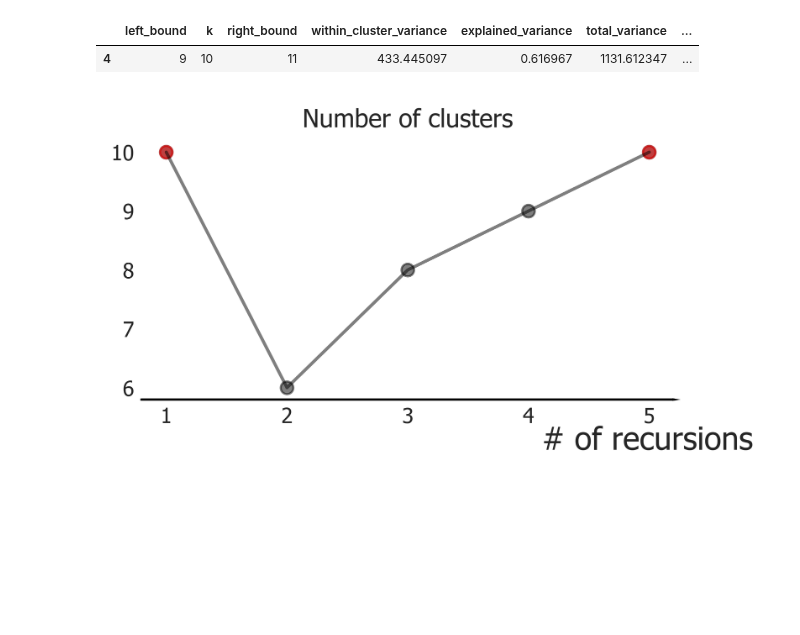
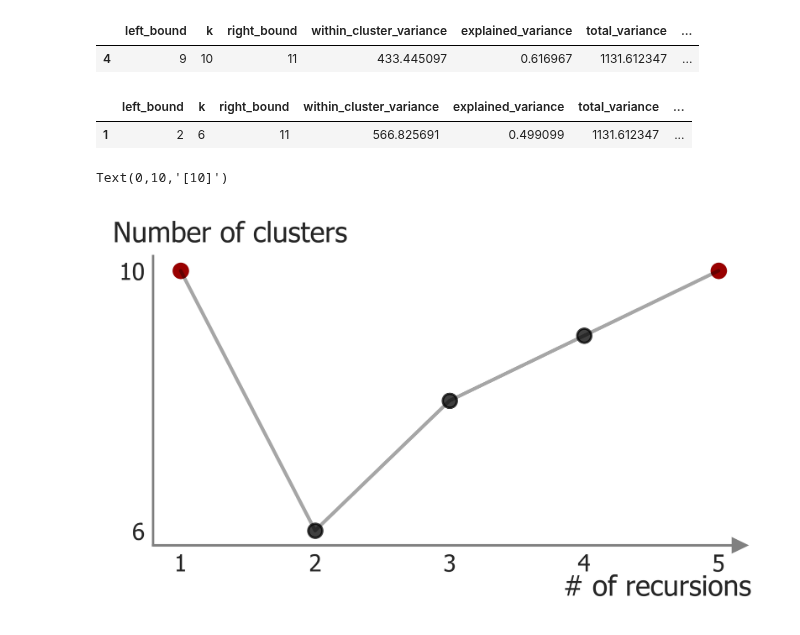
Before and after one commit to cbg-ethz/pybda, a Jupyter notebook: notebooks/plot_kmeans_fit.ipynb, the cells around one changed output. Saved outputs shown, nothing was run; the diff lists cells and outputs as text; code cells hidden in the pictures; blank space fills up the shorter version.

Commit message:
Additions to plot

```diff
--- a/notebooks/plot_kmeans_fit.ipynb
+++ b/notebooks/plot_kmeans_fit.ipynb
@@ -24,39 +24,49 @@ selected_model
 # %% [output]
 |  | left_bound | k | right_bound | within_cluster_variance | explained_variance | total_variance | ... |
 | 4 | 9 | 10 | 11 | 433.445097 | 0.616967 | 1131.612347 | ... |
+# %%
+min_model = tab.loc[[tab["k"].idxmin()]]
+min_model["Ref"] = "No Cluster"
+min_model
+# %% [output]
+|  | left_bound | k | right_bound | within_cluster_variance | explained_variance | total_variance | ... |
+| 1 | 2 | 6 | 11 | 566.825691 | 0.499099 | 1131.612347 | ... |
+# %%
+ax.yaxis.get_ticklabels()[0]
+# %% [output]
+Text(0,10,'[10]')
 # %%
 plt.style.use(["seaborn-whitegrid"])
 plt.rcParams['font.family'] = 'sans-serif'
 plt.rcParams['font.sans-serif'] = ['Tahoma']
 
 fig = plt.figure(figsize=(10, 5), dpi=720)
 
 ax = plt.subplot(221)
 ax.spines["top"].set_visible(False)
 ax.spines["right"].set_visible(False)
 ax.spines["bottom"].set_visible(False)
-ax.spines["left"].set_visible(False)
-ax.xaxis.set_label_coords(x=.95, y=-0.1)
+ax.spines['left'].set_color('grey')
+ax.xaxis.set_label_coords(x=.85, y=-0.1)
+ax.yaxis.set_ticks([min_model["k"].values, reference_model["k"].values, selected_model["k"].values])
 ax.yaxis.set_label_coords(x=-0.05, y=.885)
 ax.grid(linestyle="")
-
-
-plt.scatter(tab["Iteration"].values, tab["k"].values, color="black", alpha=.5)
-plt.plot(tab["Iteration"].values, tab["k"].values, color="black", alpha=.5)
-plt.scatter(reference_model["Iteration"].values, reference_model["k"].values, color="red", alpha=.5)
-plt.scatter(selected_model["Iteration"].values, selected_model["k"].values, color="red", alpha=.5)
-
+plt.scatter(tab["Iteration"].values, tab["k"].values, color="black", alpha=.75)
+plt.plot(tab["Iteration"].values, tab["k"].values, color="black", alpha=.35)
+plt.scatter(reference_model["Iteration"].values, reference_model["k"].values, color="#990000", alpha=1)
+plt.scatter(selected_model["Iteration"].values, selected_model["k"].values, color="#990000", alpha=1)
 
 xmin, xmax = ax.get_xlim()
 ymin, ymax = ax.get_ylim()
 
-ax.arrow(xmin, ymin, xmax-xmin, 0, fc='k', ec='k',
+ax.arrow(xmin, ymin, xmax-xmin, 0,
+         head_width=.2, head_length=.1, color="grey",
          length_includes_head= True, clip_on = False)
 
-plt.xlabel("# of recursions", fontsize=15)
+plt.xlabel("# of recursions", fontsize=12)
 plt.ylabel("", fontsize=15)
-plt.title("Number of clusters")
+plt.title("Number of clusters", x=0.13, fontsize=12)
 ax = plt.subplot(221)
 plt.show()
 # %% [output]
-[figure, old version]
+[figure, new version]
```
